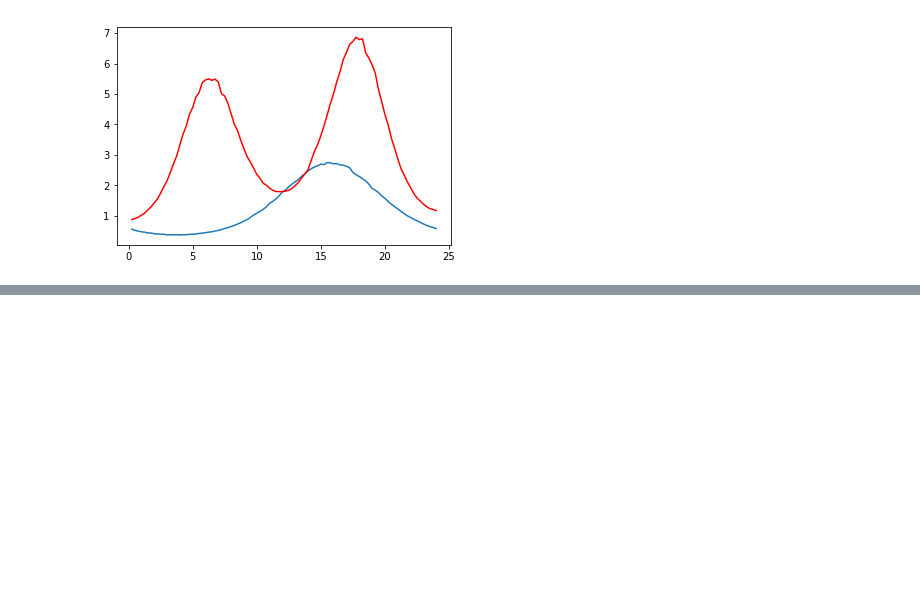
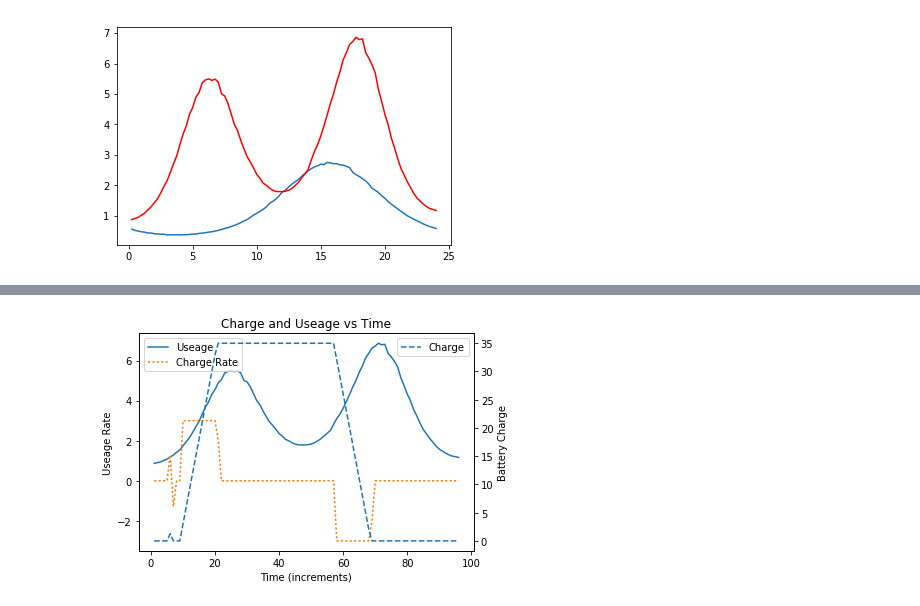
Before and after one commit to jmern3250/EE364a, a Jupyter notebook: Untitled.ipynb, the cells around one changed output, grey strips where cells are left out. Cells and saved outputs as stored; diff of their text form; code cells hidden in the pictures; blank space fills up the shorter version.

```diff
--- a/Untitled.ipynb
+++ b/Untitled.ipynb
@@ -171,0 +201,16 @@ Optimal Charge Distribution: [[  6.02051535e-10]
+# %%
+plt.figure()
+ax1 = plt.axes()
+ax1.plot(t, u, label='Useage')
+ax1.plot(t, c.value, ':', label='Charge Rate')
+ax2 = ax1.twinx()
+ax2.plot(t, q.value,'--',label='Charge')
+ax1.set_xlabel('Time (increments)')
+ax1.set_ylabel('Useage Rate')
+ax2.set_ylabel('Battery Charge')
+ax1.legend(loc=2)
+ax2.legend(loc=0)
+plt.title('Charge and Useage vs Time')
+plt.show()
+# %% [output]
+[figure, added]
```
Also changed, not shown: parts of 9 cells of this notebook.
